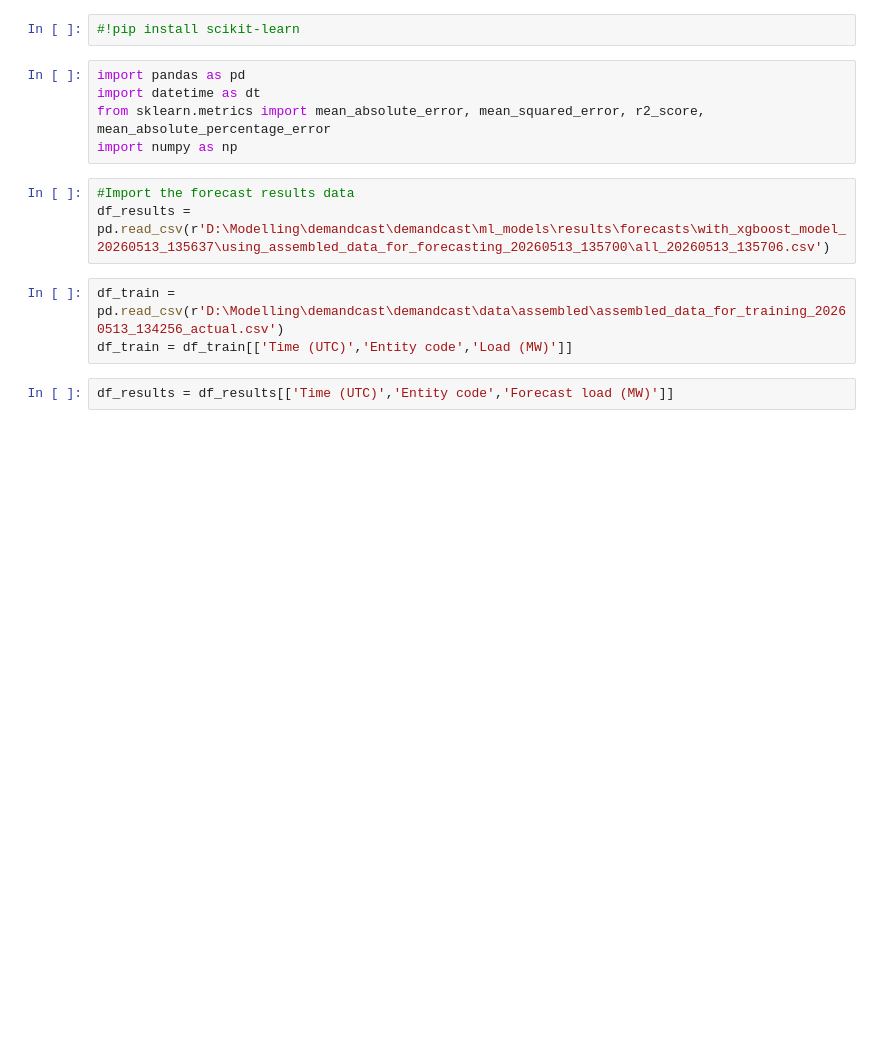
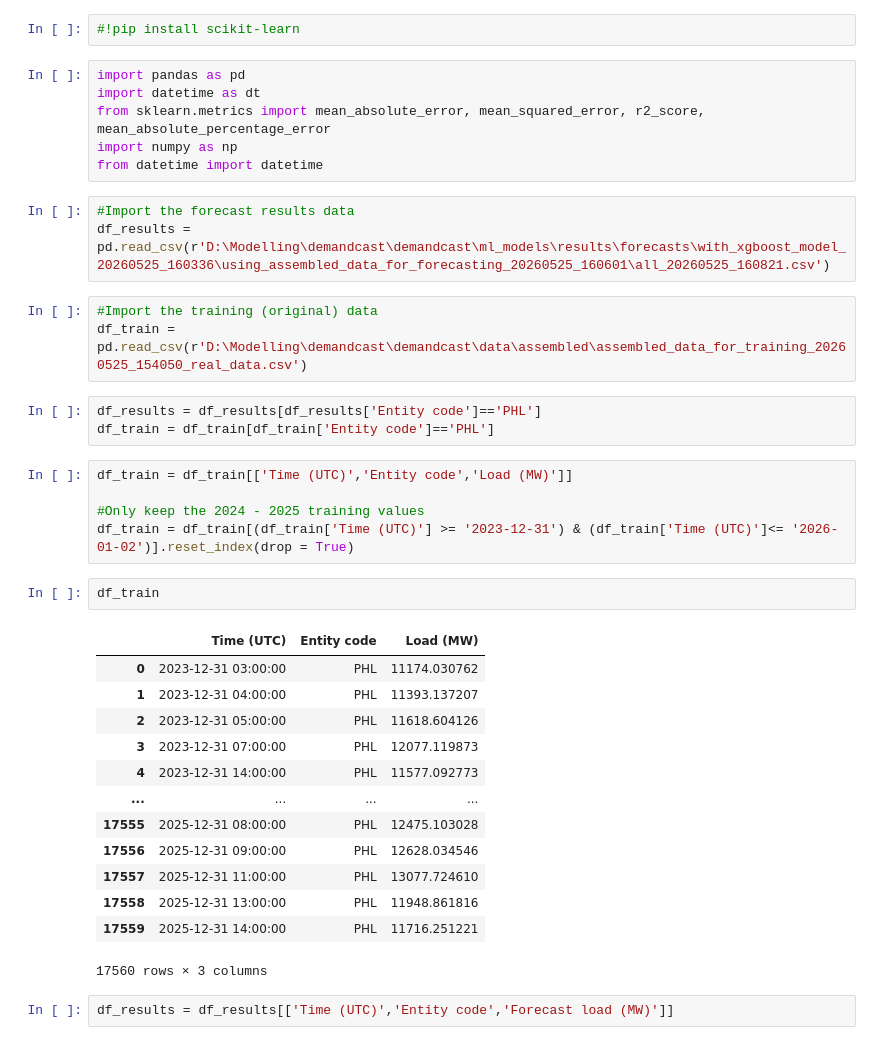
Before and after one commit to ember-energy/demandcast, a Jupyter notebook: analysis/analysis.ipynb, the cells around one changed output. Cells and saved outputs as stored; diff of their text form; blank space fills up the shorter version.

```diff
--- a/analysis/analysis.ipynb
+++ b/analysis/analysis.ipynb
@@ -5,11 +5,36 @@ import pandas as pd
 import datetime as dt
 from sklearn.metrics import mean_absolute_error, mean_squared_error, r2_score, mean_absolute_percentage_error
 import numpy as np
+from datetime import datetime
 # %%
 #Import the forecast results data
-df_results = pd.read_csv(r'D:\Modelling\demandcast\demandcast\ml_models\results\forecasts\with_xgboost_model_20260513_135637\using_assembled_data_for_forecasting_20260513_135700\all_20260513_135706.csv')
+df_results = pd.read_csv(r'D:\Modelling\demandcast\demandcast\ml_models\results\forecasts\with_xgboost_model_20260525_160336\using_assembled_data_for_forecasting_20260525_160601\all_20260525_160821.csv')
+# %%
+#Import the training (original) data
+df_train = pd.read_csv(r'D:\Modelling\demandcast\demandcast\data\assembled\assembled_data_for_training_20260525_154050_real_data.csv')
+# %%
+df_results = df_results[df_results['Entity code']=='PHL']
+df_train = df_train[df_train['Entity code']=='PHL']
 # %%
-df_train = pd.read_csv(r'D:\Modelling\demandcast\demandcast\data\assembled\assembled_data_for_training_20260513_134256_actual.csv')
 df_train = df_train[['Time (UTC)','Entity code','Load (MW)']]
+
+#Only keep the 2024 - 2025 training values
+df_train = df_train[(df_train['Time (UTC)'] >= '2023-12-31') & (df_train['Time (UTC)']<= '2026-01-02')].reset_index(drop = True)
+# %%
+df_train
+# %% [output]
+|  | Time (UTC) | Entity code | Load (MW) |
+| 0 | 2023-12-31 03:00:00 | PHL | 11174.030762 |
+| 1 | 2023-12-31 04:00:00 | PHL | 11393.137207 |
+| 2 | 2023-12-31 05:00:00 | PHL | 11618.604126 |
+| 3 | 2023-12-31 07:00:00 | PHL | 12077.119873 |
+| 4 | 2023-12-31 14:00:00 | PHL | 11577.092773 |
+| ... | ... | ... | ... |
+| 17555 | 2025-12-31 08:00:00 | PHL | 12475.103028 |
+| 17556 | 2025-12-31 09:00:00 | PHL | 12628.034546 |
+| 17557 | 2025-12-31 11:00:00 | PHL | 13077.724610 |
+| 17558 | 2025-12-31 13:00:00 | PHL | 11948.861816 |
+| 17559 | 2025-12-31 14:00:00 | PHL | 11716.251221 |
+17560 rows × 3 columns
 # %%
 df_results = df_results[['Time (UTC)','Entity code','Forecast load (MW)']]
```
Also changed, not shown: parts of 9 cells of this notebook, 5 other files.
